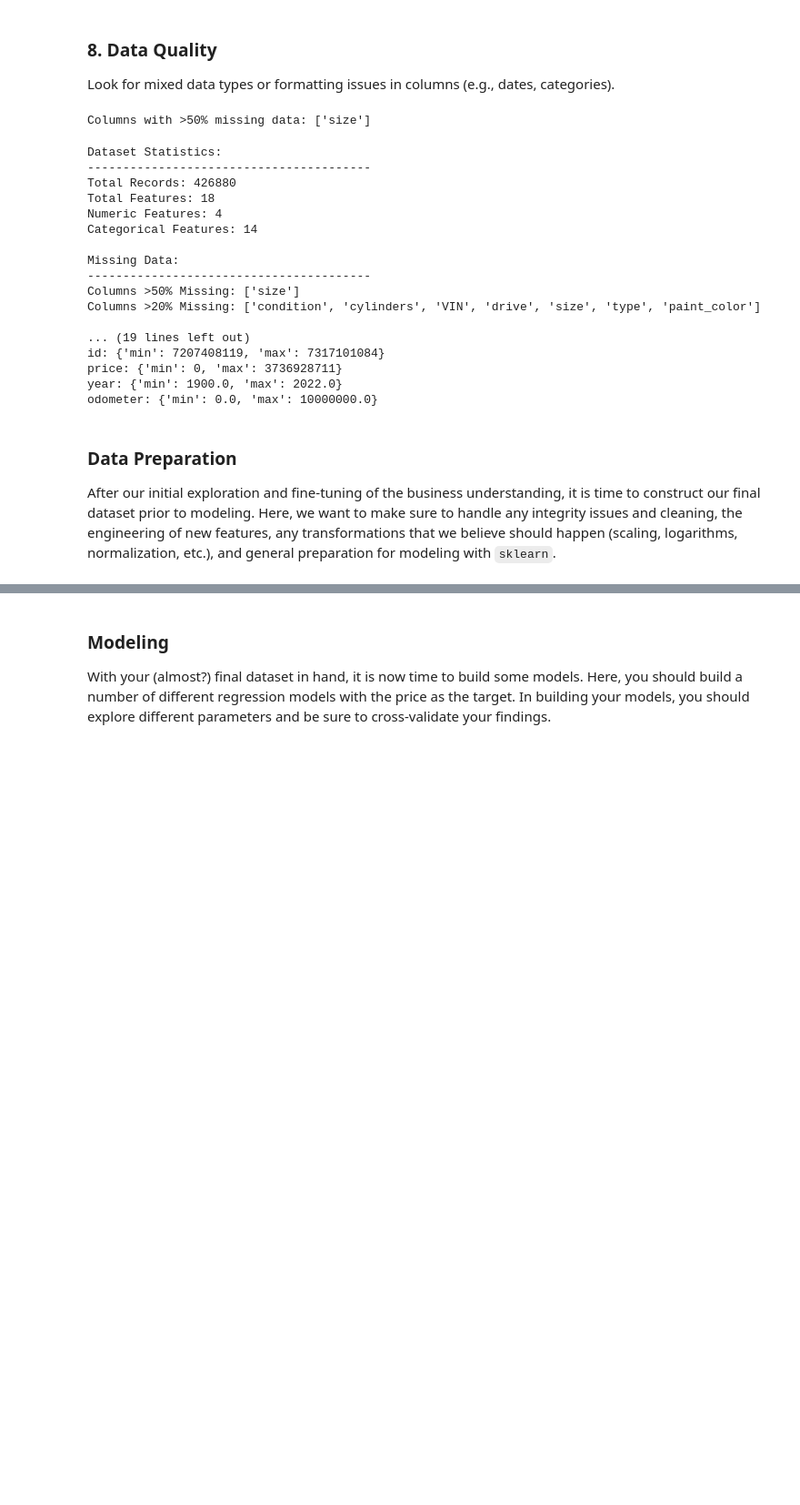
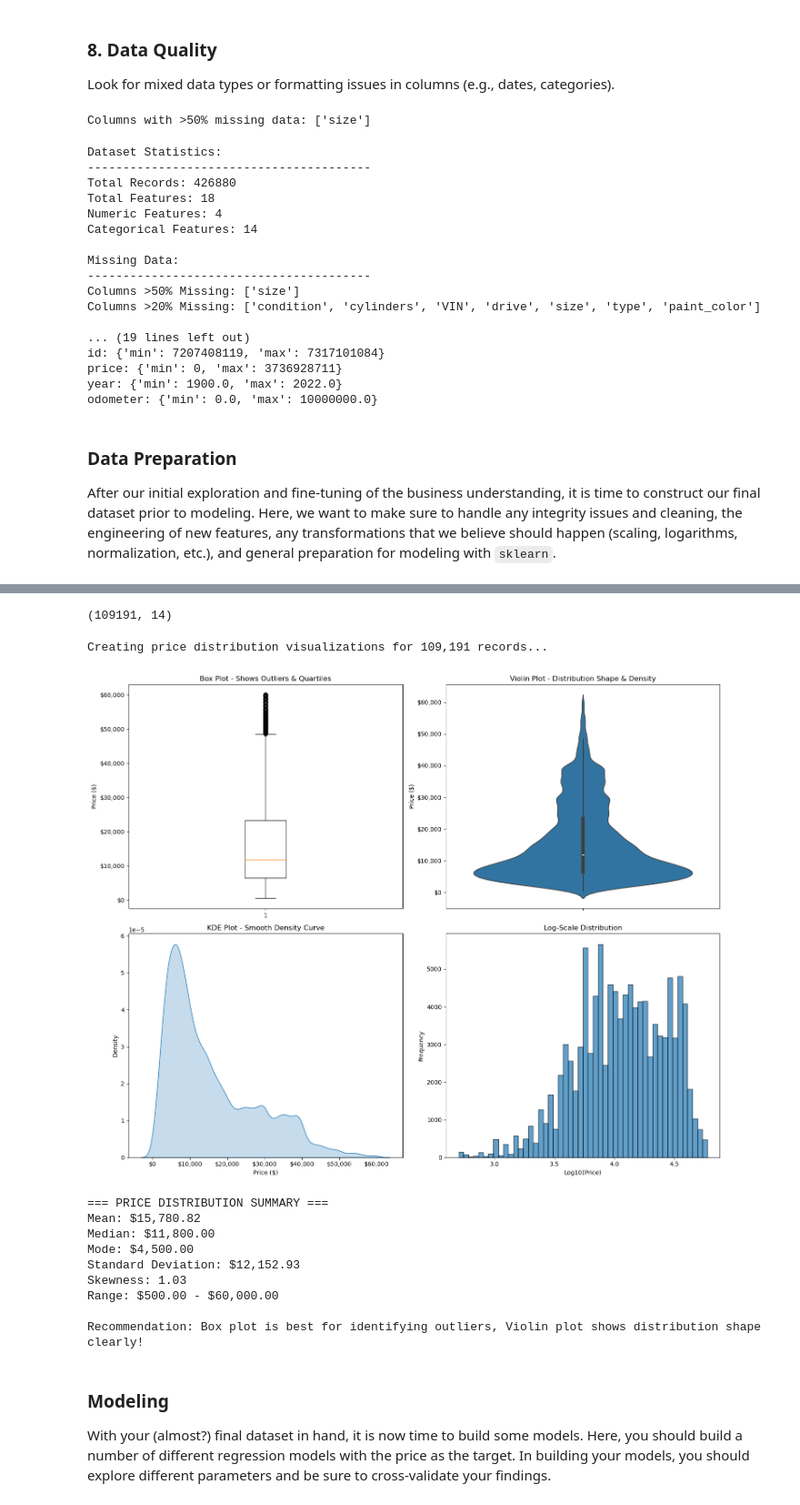
Before and after one commit to shashiJoel/used-car-price-analysis, a Jupyter notebook: prompt_II.ipynb, the cells around one changed output, grey strips where cells are left out. Shown at 91% size. Drawn from its saved outputs; the diff is of its cells as text; code cells hidden in the pictures; blank space fills up the shorter version.

```diff
--- a/prompt_II.ipynb
+++ b/prompt_II.ipynb
@@ -553,0 +946,14 @@ KeyboardInterrupt:
+# %%
+# Check for junk models (empty or single character)
+junk_models = cars_clean_data['model'].value_counts().loc[lambda x: (x.index.str.len() <= 1) | (x.index == '')]
+print("Junk models found:")
+print(junk_models)
+
+# Remove junk models from the dataset
+print(f"\nDataset shape before removing junk models: {cars_clean_data.shape}")
+cars_clean_data = cars_clean_data[~cars_clean_data['model'].isin(junk_models.index)]
+print(f"Dataset shape after removing junk models: {cars_clean_data.shape}")
+
+# Show top models after cleaning
+print(f"\nTop 10 models after cleaning:")
+print(cars_clean_data['model'].value_counts().head(10))
@@ -554,3 +1114,68 @@ KeyboardInterrupt:
+# %%
+cars_clean_data = cars_clean_data[(cars_clean_data['price'] >= 500) & (cars_clean_data['price'] <= 60000)]
+cars_clean_data.shape
+# %% [output]
+(109191, 14)
+# %%
+# Multiple visualizations for price distribution analysis
+print(f"Creating price distribution visualizations for {len(cars_clean_data):,} records...")
+
+sample_data = cars_clean_data['price']
+
+# Create subplots for multiple visualizations
+fig, axes = plt.subplots(2, 2, figsize=(15, 12))
+
+# 1. Box Plot - Great for outliers and quartiles
+axes[0, 0].boxplot(sample_data, vert=True)
+axes[0, 0].set_title('Box Plot - Shows Outliers & Quartiles')
+axes[0, 0].set_ylabel('Price ($)')
+axes[0, 0].yaxis.set_major_formatter(plt.FuncFormatter(lambda x, p: f'${x:,.0f}'))
+
+# 2. Violin Plot - Shows distribution shape and density
+sns.violinplot(y=sample_data, ax=axes[0, 1])
+axes[0, 1].set_title('Violin Plot - Distribution Shape & Density')
+axes[0, 1].set_ylabel('Price ($)')
+axes[0, 1].yaxis.set_major_formatter(plt.FuncFormatter(lambda x, p: f'${x:,.0f}'))
+
+# 3. KDE Plot - Smooth density curve
+sns.kdeplot(data=sample_data, ax=axes[1, 0], fill=True)
+axes[1, 0].set_title('KDE Plot - Smooth Density Curve')
+axes[1, 0].set_xlabel('Price ($)')
+axes[1, 0].set_ylabel('Density')
+axes[1, 0].xaxis.set_major_formatter(plt.FuncFormatter(lambda x, p: f'${x:,.0f}'))
+
+# 4. Log-scale histogram - Better for skewed data
+log_prices = np.log10(sample_data.replace(0, 1))  # Replace 0 with 1 to avoid log(0)
+axes[1, 1].hist(log_prices, bins=50, alpha=0.7, edgecolor='black')
+axes[1, 1].set_title('Log-Scale Distribution')
+axes[1, 1].set_xlabel('Log10(Price)')
+axes[1, 1].set_ylabel('Frequency')
+
+plt.tight_layout()
+plt.show()
+
+# Summary statistics
+print("\n=== PRICE DISTRIBUTION SUMMARY ===")
+print(f"Mean: ${sample_data.mean():,.2f}")
+print(f"Median: ${sample_data.median():,.2f}")
+print(f"Mode: ${sample_data.mode().iloc[0]:,.2f}")
+print(f"Standard Deviation: ${sample_data.std():,.2f}")
+print(f"Skewness: {sample_data.skew():.2f}")
+print(f"Range: ${sample_data.min():,.2f} - ${sample_data.max():,.2f}")
+
+print("\nRecommendation: Box plot is best for identifying outliers, Violin plot shows distribution shape clearly!")
+# %% [output]
+Creating price distribution visualizations for 109,191 records...
+[figure, added]
+=== PRICE DISTRIBUTION SUMMARY ===
+Mean: $15,780.82
+Median: $11,800.00
+Mode: $4,500.00
+Standard Deviation: $12,152.93
+Skewness: 1.03
+Range: $500.00 - $60,000.00
+
+Recommendation: Box plot is best for identifying outliers, Violin plot shows distribution shape clearly!
 # %% [markdown]
 ### Modeling
 
```
Also changed, not shown: parts of 60 cells of this notebook, 1 other file.
